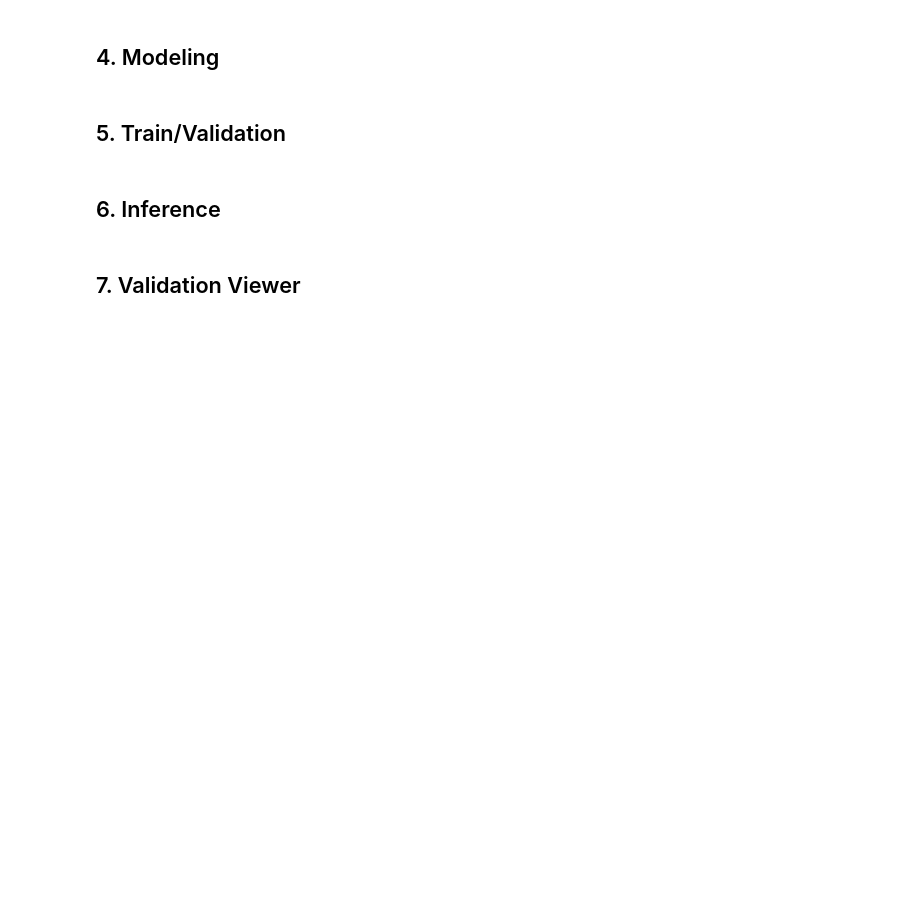
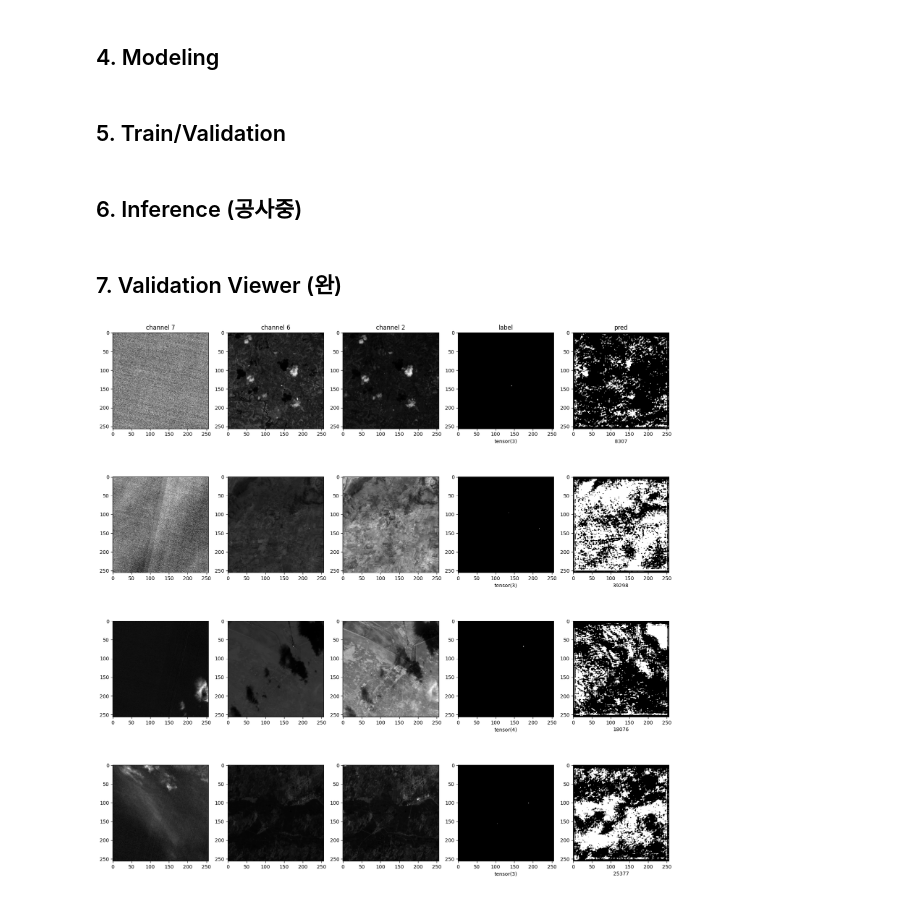
Before and after one commit to ChoChoMinSeo/ai_spark_oaz, a Jupyter notebook: minseo/baseline_1.0.ipynb, the cells around one changed output. Saved outputs shown, nothing was run; the diff lists cells and outputs as text; code cells hidden in the pictures; blank space fills up the shorter version.

Commit message:
[FIX] valid viewer 완

```diff
--- a/minseo/baseline_1.0.ipynb
+++ b/minseo/baseline_1.0.ipynb
@@ -111,7 +112,7 @@ img_transforms={
         transforms.Normalize((0.5, ), (0.5, )),
     ]),
     'test':transforms.Compose([
-        mask_transforms['valid'],
+        mask_transforms['test'],
         transforms.Normalize((0.5, ), (0.5, )),
     ]),
 }
@@ -235,17 +216,53 @@ def train(config, model, train_loader, valid_loader):
 # %%
 best_model = train(config,model,train_loader,valid_loader)
 # %% [markdown]
-## 6. Inference
+## 6. Inference (공사중)
+# %%
+test_csv = pd.read_csv(data_paths['test_csv'])
+test_dataset = Wildfire_Dataset(test_csv,img_transform=img_transforms['test'],mask_transform=mask_transforms['test'],infer=True)
 # %%
 y_pred_dict = {}
 
-for i in test_csv['test_img']:
+for idx,img in enumerate(test_dataset):
     y_pred = model.predict(np.array([img]), batch_size=1)
 
-    y_pred = np.where(y_pred[0, :, :, 0] > 0.25, 1, 0) # 임계값 처리
+    y_pred = np.where(y_pred[0, 0, :, :] > 0.25, 1, 0) # 임계값 처리
     y_pred = y_pred.astype(np.uint8)
-    y_pred_dict[i] = y_pred
+    y_pred_dict[idx] = y_pred
 
 joblib.dump(y_pred_dict, './y_pred.pkl')
 # %% [markdown]
-## 7. Validation Viewer
+## 7. Validation Viewer (완)
+# %%
+epoch_to_check = 1
+num_imgs_to_show = 4
+valid_save_path = save_paths['val']+f'epoch_{epoch_to_check}.pkl'
+val_preds = joblib.load(valid_save_path)
+# %%
+val_preds = joblib.load(valid_save_path)
+fig,axs = plt.subplots(num_imgs_to_show,5)
+fig.set_figheight(20)
+fig.set_figwidth(20)
+axs[0,0].set_title('channel 7')
+axs[0,1].set_title('channel 6')
+axs[0,2].set_title('channel 2')
+axs[0,3].set_title('label')
+axs[0,4].set_title('pred')
+
+cnt=0
+for idx,(imgs, masks) in enumerate(valid_loader):
+    for i in range(len(imgs)):
+        axs[i,0].imshow(imgs[i,7,:,:],cmap='gray')
+        axs[i,1].imshow(imgs[i,6,:,:],cmap='gray')
+        axs[i,2].imshow(imgs[i,2,:,:],cmap='gray')
+        axs[i,3].imshow(masks[i,0,:,:],cmap='gray')
+        axs[i,3].set_xlabel(str(masks[i,0,:,:].sum().sum()))
+        axs[i,4].imshow(val_preds[str(idx*config['batch_size']+i)],cmap='gray')
+        axs[i,4].set_xlabel(str(val_preds[str(idx*config['batch_size']+i)].sum().sum()))
+        cnt+=1
+        if cnt==num_imgs_to_show:
+            break
+    if cnt==num_imgs_to_show:
+        break
+# %% [output]
+[figure, added]
```
Also changed, not shown: parts of 8 cells of this notebook.
